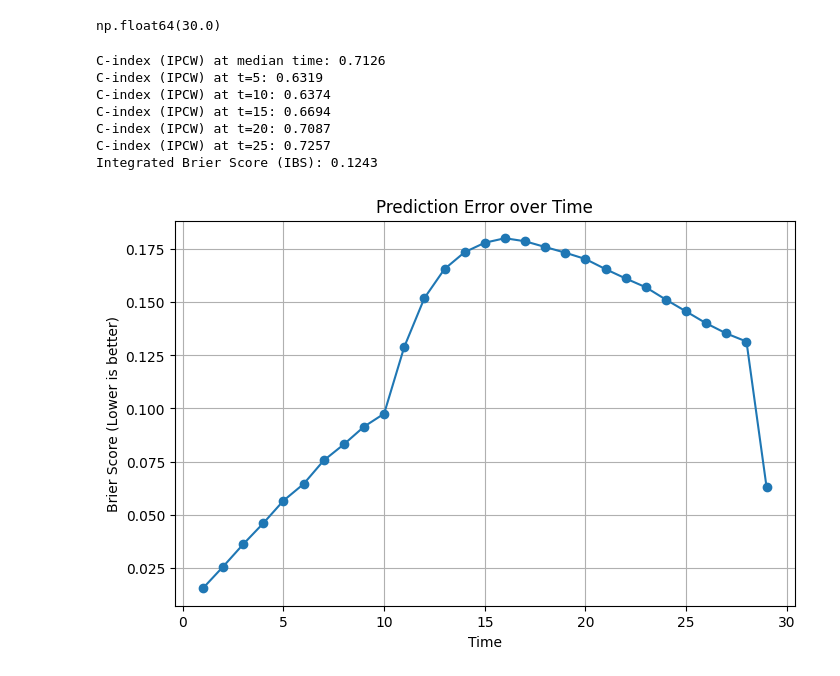
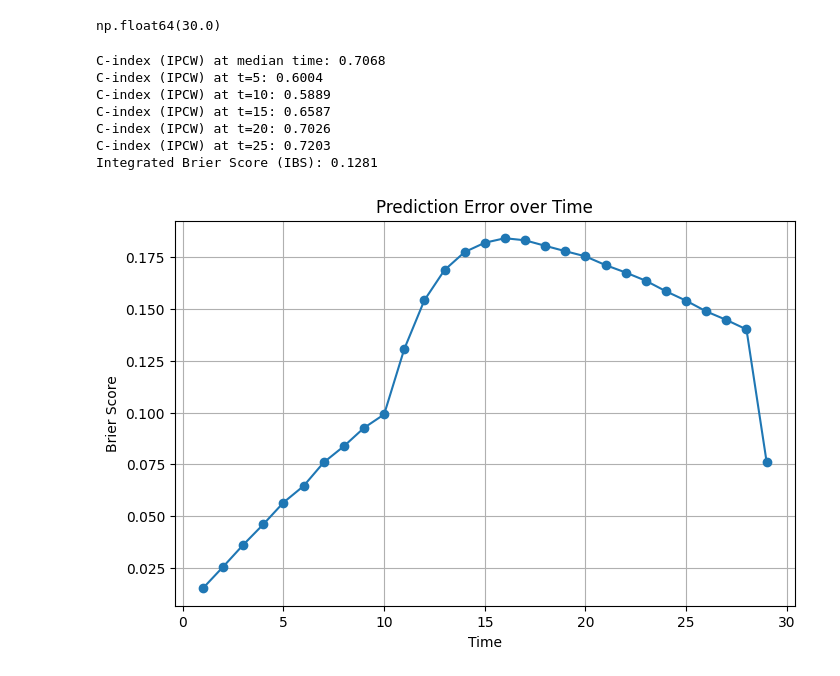
Before and after one commit to lephantriduc/survITE, a Jupyter notebook: new_tutorial.ipynb, the cells around one changed output. Cells and saved outputs as stored; diff of their text form; code cells hidden in the pictures.

```diff
--- a/new_tutorial.ipynb
+++ b/new_tutorial.ipynb
@@ -192,7 +192,7 @@ Using device: cpu
 # %% [markdown]
 # Train
 # %%
-iterations = 5000 # Reduced for tutorial speed, set back to 20000 for full train
+iterations = 500 # Reduced for tutorial speed, set back to 20000 for full train
 
 avg_tr_loss_total = 0.
 avg_tr_loss       = 0.
@@ -402,39 +396,39 @@ evaluator = SurvITE_Evaluator(model, train_data, test_data)
 
 # --- 3. Compute C-Index ---
 # Compute at specific times, e.g., median time or specific horizons
 c_index_med = evaluator.calculate_c_index()
 print(f"C-index (IPCW) at median time: {c_index_med:.4f}")
 
 # You can also check C-index at t=[5, 10, 15, 20]
 c_index_5, c_index_10, c_index_15, c_index_20, c_index_25 = (evaluator.calculate_c_index(eval_time=5),
                                                 evaluator.calculate_c_index(eval_time=10),
                                                 evaluator.calculate_c_index(eval_time=15),
                                                 evaluator.calculate_c_index(eval_time=20),
                                                 evaluator.calculate_c_index(eval_time=25))
 print(f"C-index (IPCW) at t=5: {c_index_5:.4f}")
 print(f"C-index (IPCW) at t=10: {c_index_10:.4f}")
 print(f"C-index (IPCW) at t=15: {c_index_15:.4f}")
 print(f"C-index (IPCW) at t=20: {c_index_20:.4f}")
 print(f"C-index (IPCW) at t=25: {c_index_25:.4f}")
 
 # --- 4. Compute Integrated Brier Score ---
 ibs_score, times, bs_scores = evaluator.calculate_ibs()
 print(f"Integrated Brier Score (IBS): {ibs_score:.4f}")
 
 # --- 5. Plot Brier Score over Time ---
 plt.figure(figsize=(8, 5))
 plt.plot(times, bs_scores, marker='o')
 plt.xlabel("Time")
-plt.ylabel("Brier Score (Lower is better)")
+plt.ylabel("Brier Score")
 plt.title("Prediction Error over Time")
 plt.grid(True)
 plt.show()
 # %% [output]
-C-index (IPCW) at median time: 0.7126
-C-index (IPCW) at t=5: 0.6319
-C-index (IPCW) at t=10: 0.6374
-C-index (IPCW) at t=15: 0.6694
-C-index (IPCW) at t=20: 0.7087
-C-index (IPCW) at t=25: 0.7257
-Integrated Brier Score (IBS): 0.1243
+C-index (IPCW) at median time: 0.7068
+C-index (IPCW) at t=5: 0.6004
+C-index (IPCW) at t=10: 0.5889
+C-index (IPCW) at t=15: 0.6587
+C-index (IPCW) at t=20: 0.7026
+C-index (IPCW) at t=25: 0.7203
+Integrated Brier Score (IBS): 0.1281
-[figure, old version]
+[figure, new version]
```
Also changed, not shown: parts of 3 cells of this notebook, 2 other files.
